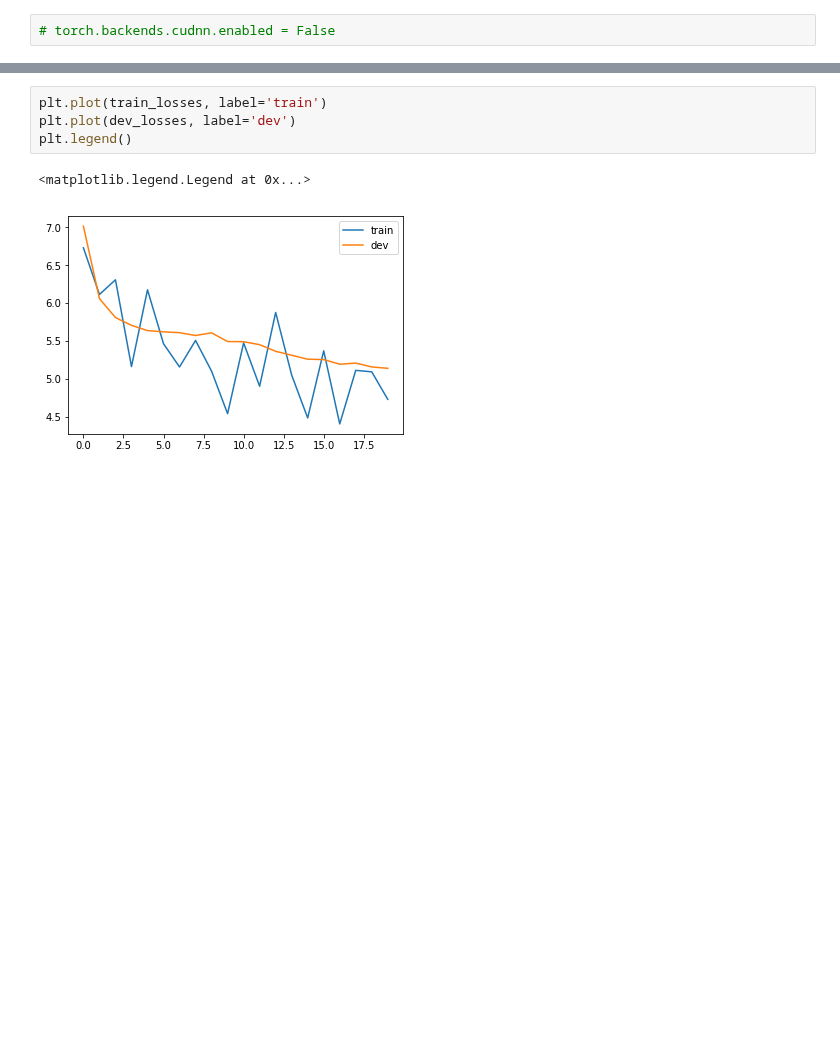
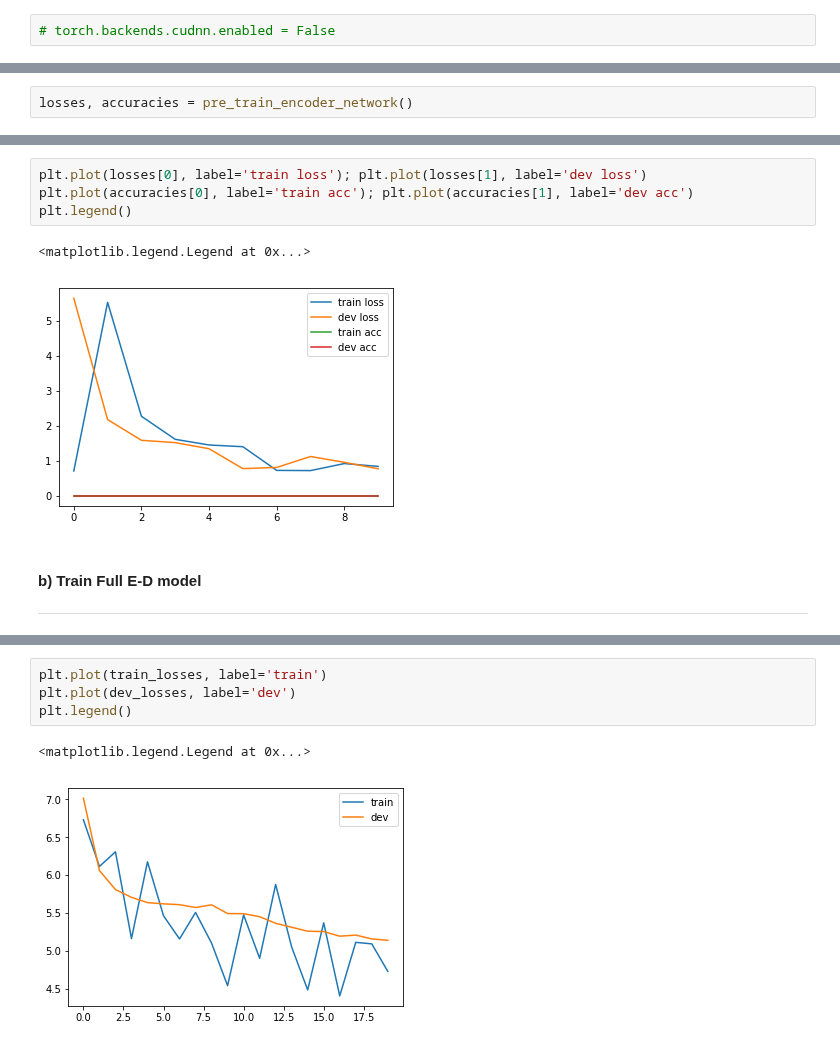
Before and after one commit to jlikhuva/NutritionProject, a Jupyter notebook: Transcriber/prototypes.ipynb, the cells around one changed output, grey strips where cells are left out. Cells and saved outputs as stored; diff of their text form; blank space fills up the shorter version.

Commit message:
pre-training of encoder

```diff
--- a/Transcriber/prototypes.ipynb
+++ b/Transcriber/prototypes.ipynb
@@ -17,0 +76,2 @@ from tqdm import tqdm_notebook as tqdm
+# %%
+losses, accuracies = pre_train_encoder_network()
@@ -18,3 +109,13 @@ from tqdm import tqdm_notebook as tqdm
+# %%
+plt.plot(losses[0], label='train loss'); plt.plot(losses[1], label='dev loss')
+plt.plot(accuracies[0], label='train acc'); plt.plot(accuracies[1], label='dev acc')
+plt.legend()
+# %% [output]
+<matplotlib.legend.Legend at 0x...>
+[figure, added]
+# %% [markdown]
+#### b) Train Full E-D model
+---
 # %%
 def train_localizer_network():
     IMAGE_DIR = '../Data/FullData/Cropped_Images/'
```
Also changed, not shown: parts of 11 cells of this notebook, 4 other files.
